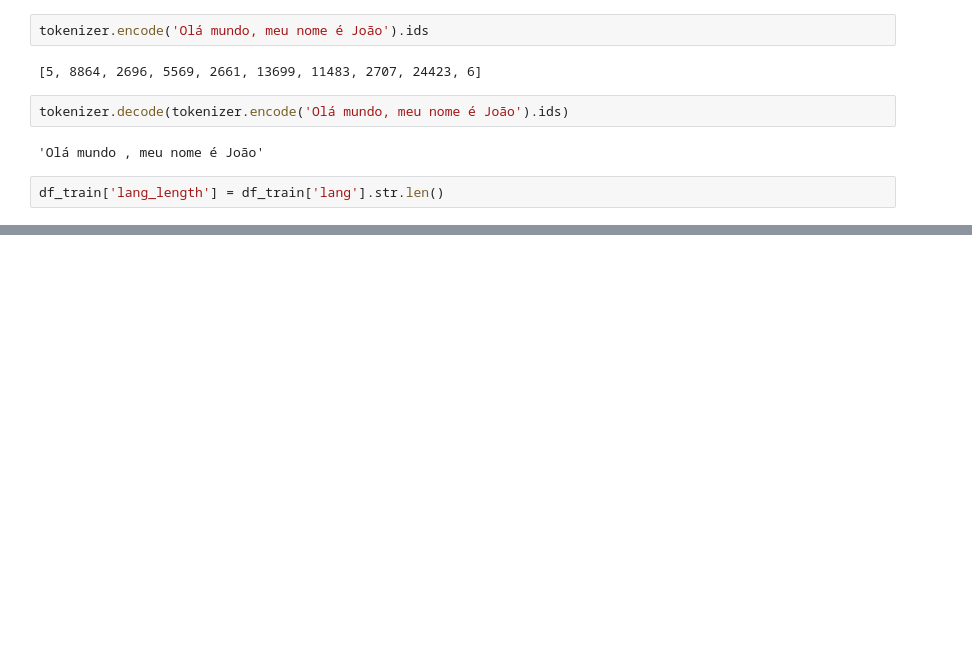
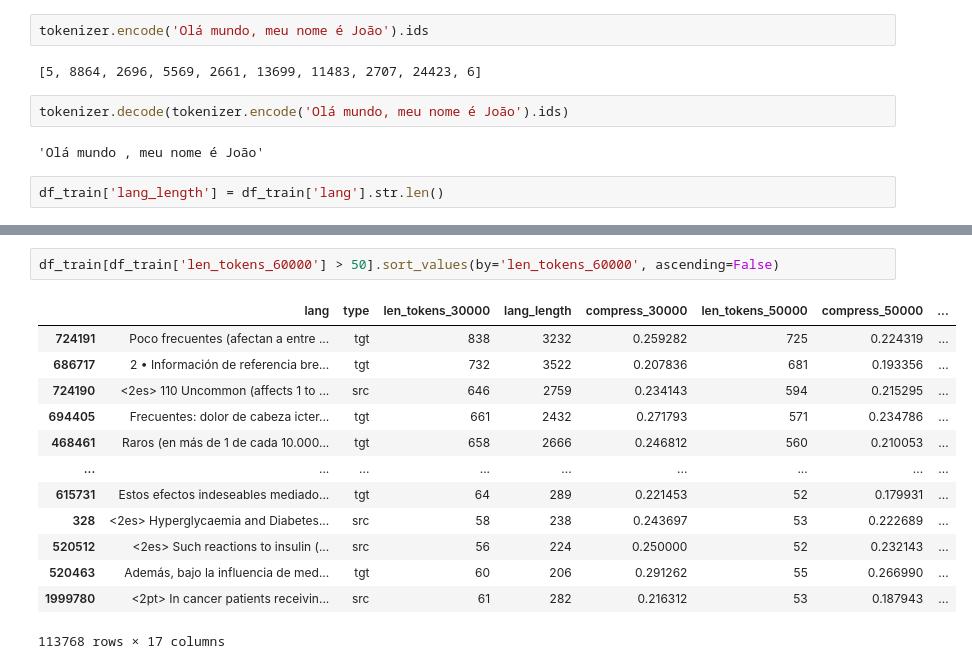
Before and after one commit to vicent-h/traducao-rede-neural, a Jupyter notebook: analisying-tokenizer-dataset-maior.ipynb, the cells around one changed output, grey strips where cells are left out. Saved outputs shown, nothing was run; the diff lists cells and outputs as text; blank space fills up the shorter version.

```diff
--- a/analisying-tokenizer-dataset-maior.ipynb
+++ b/analisying-tokenizer-dataset-maior.ipynb
@@ -227,0 +235,16 @@ df_train[columns_tokens].describe(percentiles=[0.25, .5, .75, .8,.9, .95])
+# %%
+df_train[df_train['len_tokens_60000'] > 50].sort_values(by='len_tokens_60000', ascending=False)
+# %% [output]
+|  | lang | type | len_tokens_30000 | lang_length | compress_30000 | len_tokens_50000 | compress_50000 | ... |
+| 724191 | Poco frecuentes (afectan a entre ... | tgt | 838 | 3232 | 0.259282 | 725 | 0.224319 | ... |
+| 686717 | 2 • Información de referencia bre... | tgt | 732 | 3522 | 0.207836 | 681 | 0.193356 | ... |
+| 724190 | <2es> 110 Uncommon (affects 1 to ... | src | 646 | 2759 | 0.234143 | 594 | 0.215295 | ... |
+| 694405 | Frecuentes: dolor de cabeza icter... | tgt | 661 | 2432 | 0.271793 | 571 | 0.234786 | ... |
+| 468461 | Raros (en más de 1 de cada 10.000... | tgt | 658 | 2666 | 0.246812 | 560 | 0.210053 | ... |
+| ... | ... | ... | ... | ... | ... | ... | ... | ... |
+| 615731 | Estos efectos indeseables mediado... | tgt | 64 | 289 | 0.221453 | 52 | 0.179931 | ... |
+| 328 | <2es> Hyperglycaemia and Diabetes... | src | 58 | 238 | 0.243697 | 53 | 0.222689 | ... |
+| 520512 | <2es> Such reactions to insulin (... | src | 56 | 224 | 0.250000 | 52 | 0.232143 | ... |
+| 520463 | Además, bajo la influencia de med... | tgt | 60 | 206 | 0.291262 | 55 | 0.266990 | ... |
+| 1999780 | <2pt> In cancer patients receivin... | src | 61 | 282 | 0.216312 | 53 | 0.187943 | ... |
+113768 rows × 17 columns
```
Also changed, not shown: parts of 6 cells of this notebook, 14 other files.
